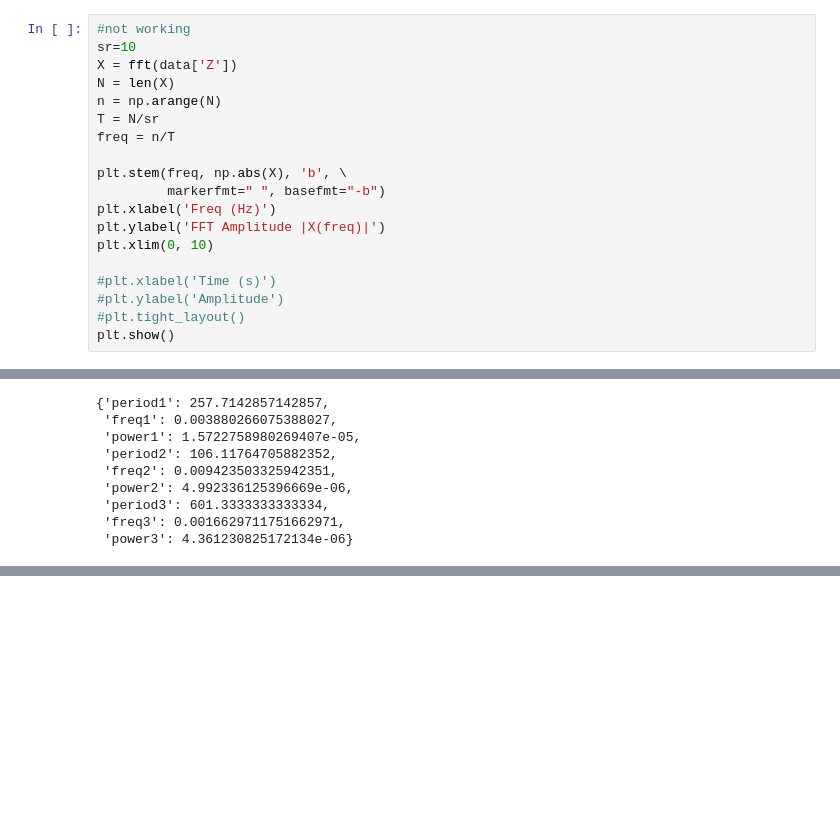
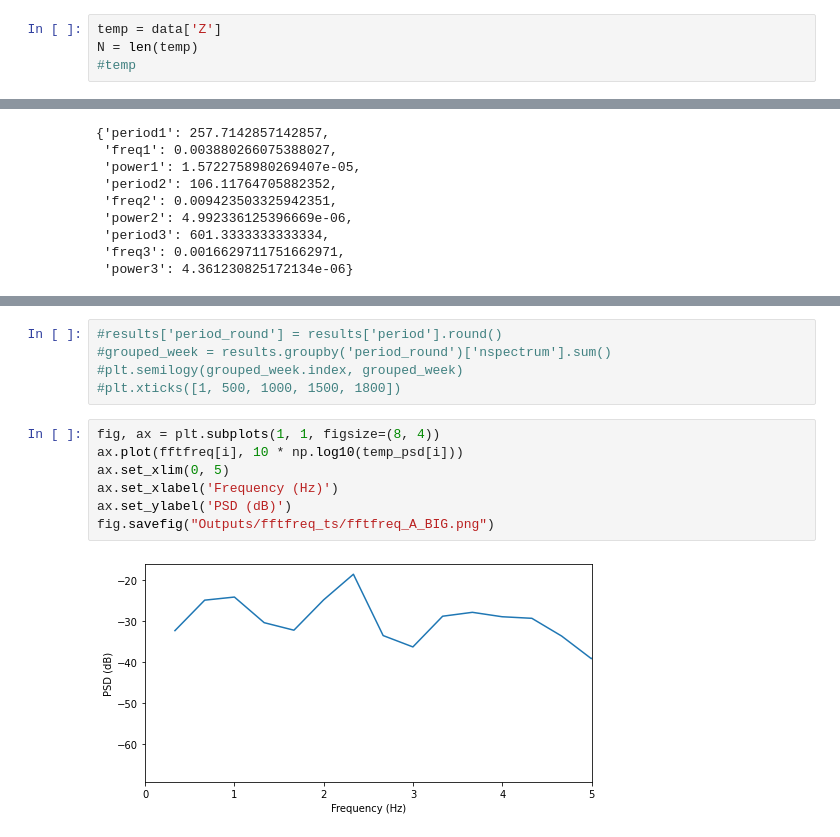
Before and after one commit to LabGeoTopo/fftpy_analysis, a Jupyter notebook: fft_analysis01.ipynb, the cells around one changed output, grey strips where cells are left out. Saved outputs shown, nothing was run; the diff lists cells and outputs as text; blank space fills up the shorter version.

```diff
--- a/fft_analysis01.ipynb
+++ b/fft_analysis01.ipynb
@@ -71,21 +79,6 @@ fig.savefig("Outputs/timeseries_A_BIG.png")
 # %% [output]
 [figure]
 # %%
-#not working
-sr=10
-X = fft(data['Z'])
-N = len(X)
-n = np.arange(N)
-T = N/sr
-freq = n/T
-
-plt.stem(freq, np.abs(X), 'b', \
-         markerfmt=" ", basefmt="-b")
-plt.xlabel('Freq (Hz)')
-plt.ylabel('FFT Amplitude |X(freq)|')
-plt.xlim(0, 10)
-
-#plt.xlabel('Time (s)')
-#plt.ylabel('Amplitude')
-#plt.tight_layout()
-plt.show()
+temp = data['Z']
+N = len(temp)
+#temp
@@ -185,0 +169,14 @@ top_3_periods
+# %%
+#results['period_round'] = results['period'].round()
+#grouped_week = results.groupby('period_round')['nspectrum'].sum()
+#plt.semilogy(grouped_week.index, grouped_week)
+#plt.xticks([1, 500, 1000, 1500, 1800])
+# %%
+fig, ax = plt.subplots(1, 1, figsize=(8, 4))
+ax.plot(fftfreq[i], 10 * np.log10(temp_psd[i]))
+ax.set_xlim(0, 5)
+ax.set_xlabel('Frequency (Hz)')
+ax.set_ylabel('PSD (dB)')
+fig.savefig("Outputs/fftfreq_ts/fftfreq_A_BIG.png")
+# %% [output]
+[figure, new version]
```
Also changed, not shown: parts of 10 cells of this notebook, 1 other file.
